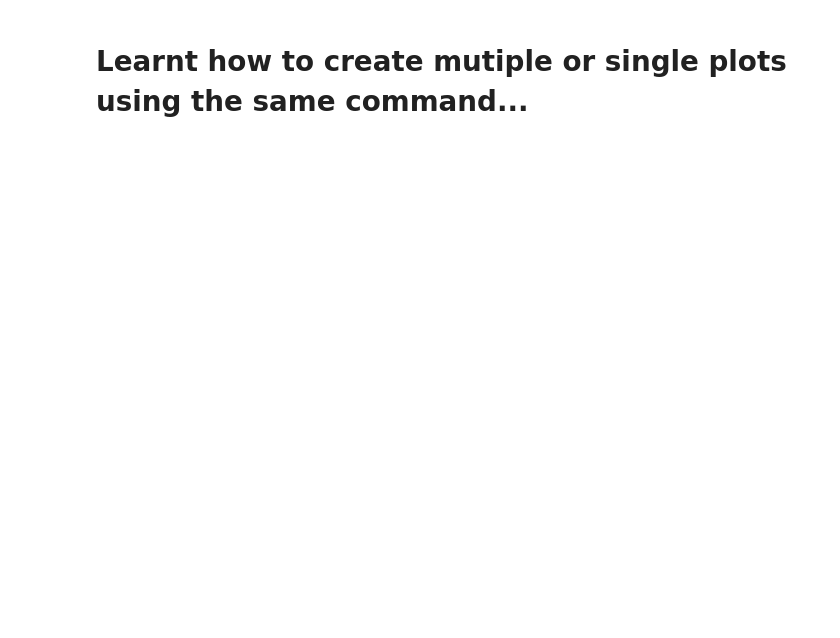
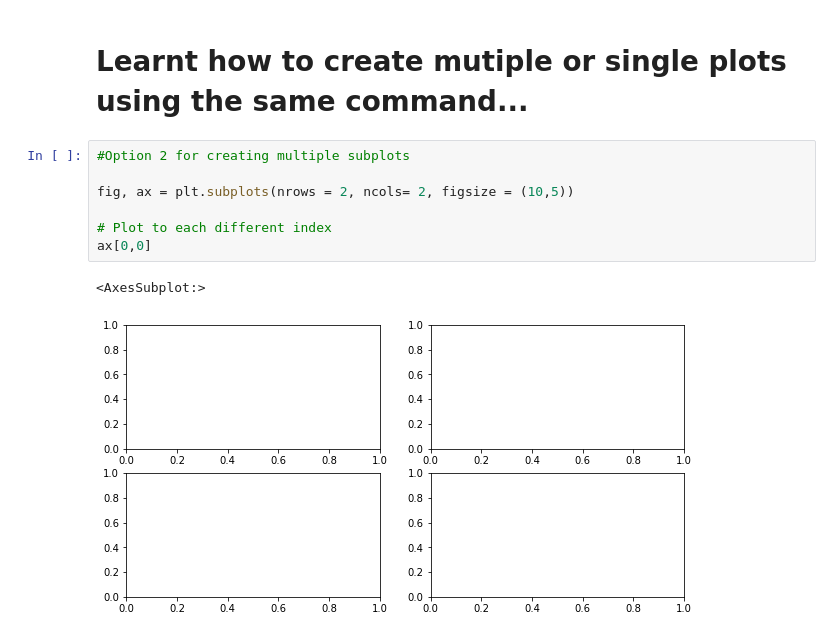
Before and after one commit to edwardsmoses/first-machine-learning-project, a Jupyter notebook: introduction-to-matplotlib.ipynb, the cells around one changed output. Cells and saved outputs as stored; diff of their text form; blank space fills up the shorter version.

Commit message:
Learnt the second option of plotting Graphs/Figures in Matplotlib

```diff
--- a/introduction-to-matplotlib.ipynb
+++ b/introduction-to-matplotlib.ipynb
@@ -256,2 +256,12 @@ fig
 # %% [markdown]
 # Learnt how to create mutiple or single plots using the same command...
+# %%
+#Option 2 for creating multiple subplots
+
+fig, ax = plt.subplots(nrows = 2, ncols= 2, figsize = (10,5))
+
+# Plot to each different index
+ax[0,0]
+# %% [output]
+<AxesSubplot:>
+[figure, added]
```
Also changed, not shown: parts of 9 cells of this notebook.
